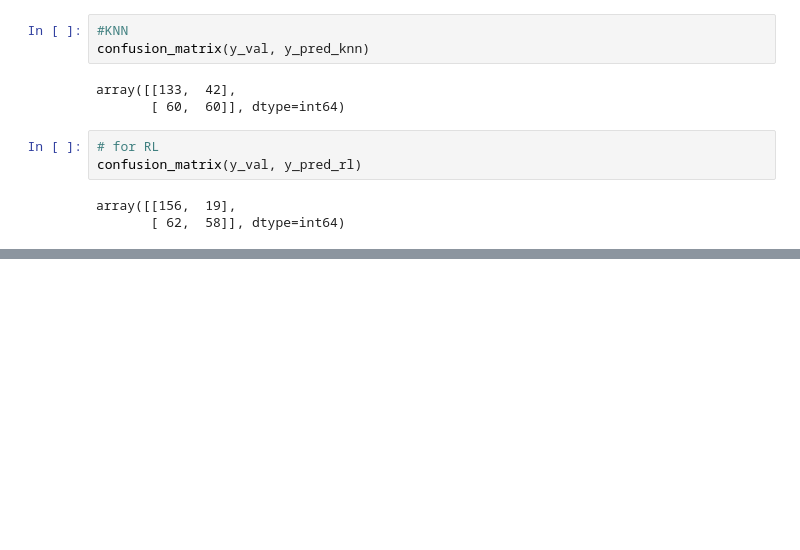
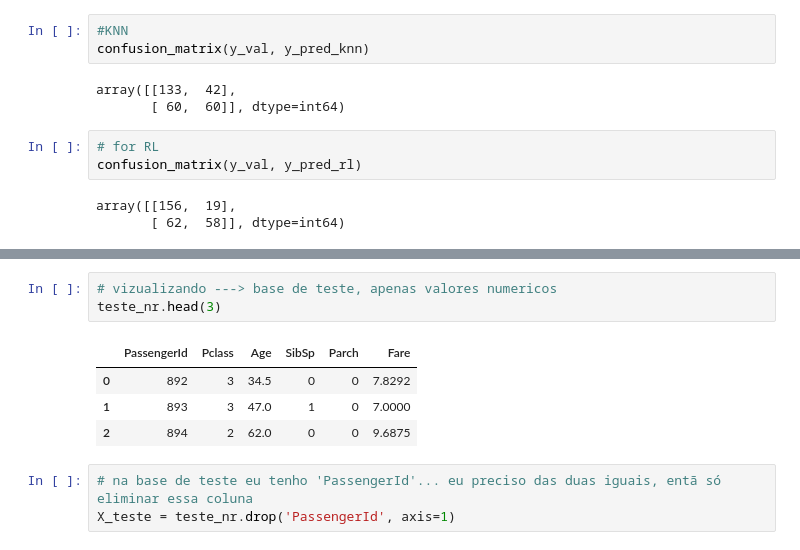
Before and after one commit to Gustavocaris/Data_Science, a Jupyter notebook: Projetos/04_Titanic_analise/analise.ipynb, the cells around one changed output, grey strips where cells are left out. Saved outputs shown, nothing was run; the diff lists cells and outputs as text; blank space fills up the shorter version.

```diff
--- a/Projetos/04_Titanic_analise/analise.ipynb
+++ b/Projetos/04_Titanic_analise/analise.ipynb
@@ -323,0 +334,11 @@ array([[156,  19],
+# %%
+# vizualizando ---> base de teste, apenas valores numericos
+teste_nr.head(3)
+# %% [output]
+|  | PassengerId | Pclass | Age | SibSp | Parch | Fare |
+| 0 | 892 | 3 | 34.5 | 0 | 0 | 7.8292 |
+| 1 | 893 | 3 | 47.0 | 1 | 0 | 7.0000 |
+| 2 | 894 | 2 | 62.0 | 0 | 0 | 9.6875 |
+# %%
+# na base de teste eu tenho 'PassengerId'... eu preciso das duas iguais, entã só eliminar essa coluna
+X_teste = teste_nr.drop('PassengerId', axis=1)
```
Also changed, not shown: parts of 5 cells of this notebook, 1 other file.
